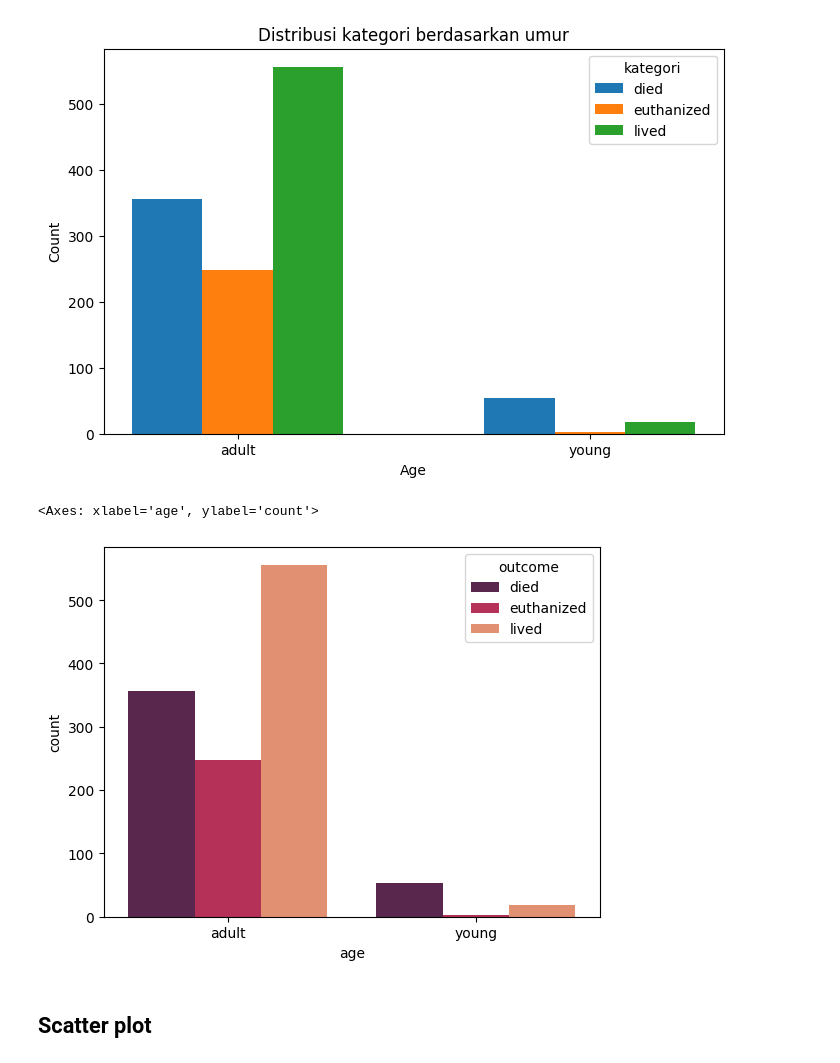
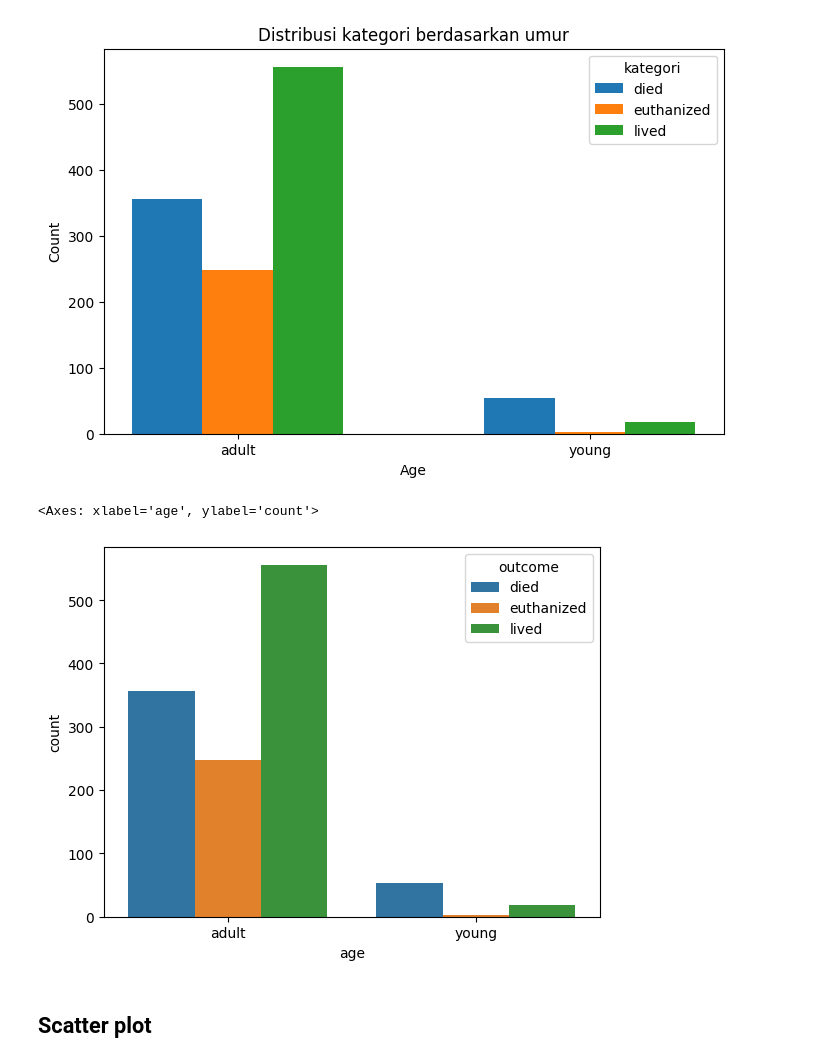
Before and after one commit to dhiiil/BCC-Prepocessing-n-EDA, a Jupyter notebook: Exploratory.ipynb, the cells around one changed output. Cells and saved outputs as stored; diff of their text form; code cells hidden in the pictures.

```diff
--- a/Exploratory.ipynb
+++ b/Exploratory.ipynb
@@ -315,10 +315,10 @@ plt.legend(title="kategori")
 [figure]
 # %%
 # experiment
-sns.countplot(data=horse_health_data, x="age", hue="outcome", palette="rocket")
+sns.countplot(data=horse_health_data, x="age", hue="outcome")
 # %% [output]
 <Axes: xlabel='age', ylabel='count'>
-[figure, old version]
+[figure, new version]
 # %% [markdown]
 ## Scatter plot
 # %% [markdown]
```
Also changed, not shown: parts of 5 cells of this notebook.
